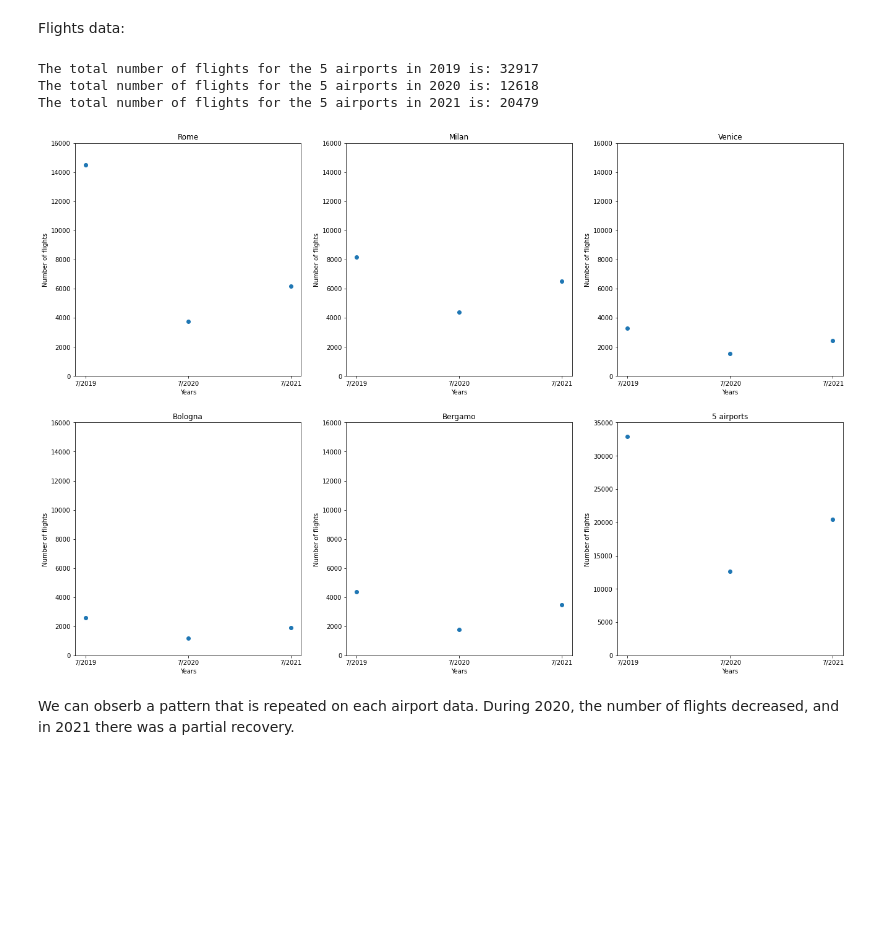
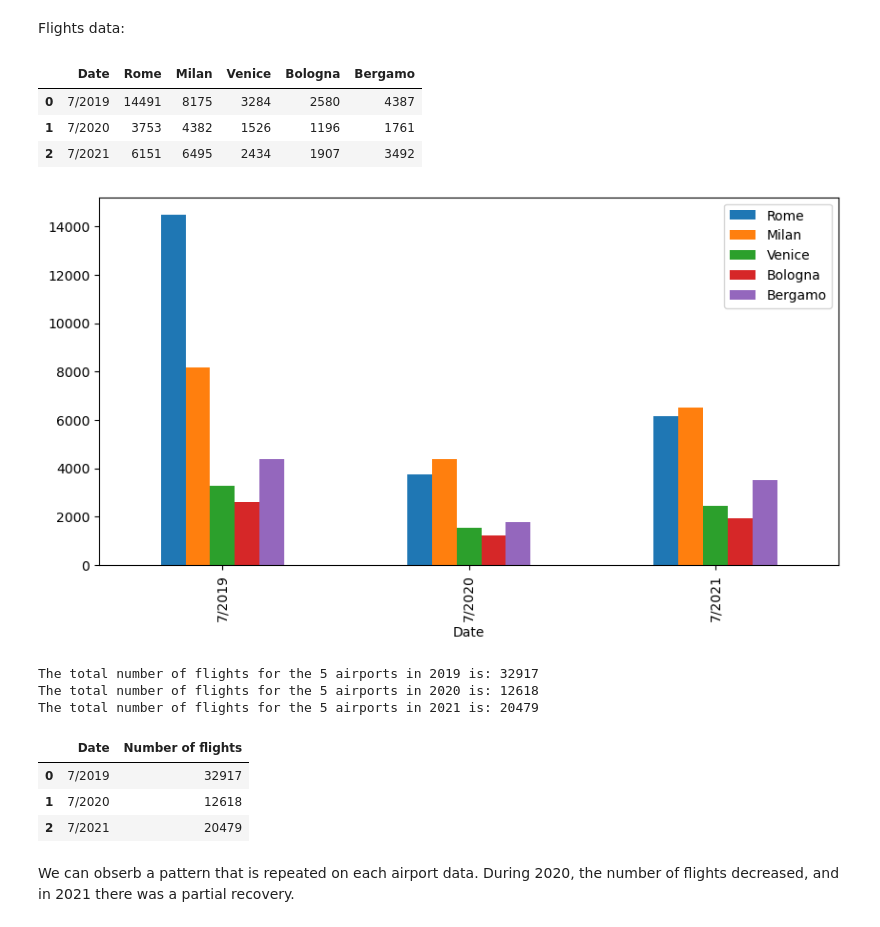
Before and after one commit to daanvanderk/TIL6010-LabAssignments, a Jupyter notebook: Project/Question 7.ipynb, the cells around one changed output. Drawn from its saved outputs; the diff is of its cells as text; code cells hidden in the pictures; blank space fills up the shorter version.

```diff
--- a/Project/Question 7.ipynb
+++ b/Project/Question 7.ipynb
@@ -39,4 +42,24 @@ milanlen = [len(datamilan2019), len(datamilan2020), len(datamilan2021)]
 venicelen = [len(datavenice2019), len(datavenice2020), len(datavenice2021)]
 bolognalen = [len(databologna2019), len(databologna2020), len(databologna2021)]
 bergamolen = [len(databergamo2019), len(databergamo2020), len(databergamo2021)]
+
 date = ['7/2019', '7/2020', '7/2021']
+
+#Save the data in an array
+
+dataflights = [[date[0], romelen[0], milanlen[0], venicelen[0], bolognalen[0], bergamolen[0]], [date[1], romelen[1], milanlen[1], venicelen[1], bolognalen[1], bergamolen[1]], [date[2], romelen[2], milanlen[2], venicelen[2], bolognalen[2], bergamolen[2]]]
+
+# Create a data frame
+
+df0 = pd.DataFrame(dataflights, columns=['Date', 'Rome', 'Milan', 'Venice', 'Bologna', 'Bergamo'])
+df0.head()
+# %% [output]
+|  | Date | Rome | Milan | Venice | Bologna | Bergamo |
+| 0 | 7/2019 | 14491 | 8175 | 3284 | 2580 | 4387 |
+| 1 | 7/2020 | 3753 | 4382 | 1526 | 1196 | 1761 |
+| 2 | 7/2021 | 6151 | 6495 | 2434 | 1907 | 3492 |
+# %%
+df0.plot(x='Date', y=['Rome', 'Milan', 'Venice', 'Bologna', 'Bergamo'], kind="bar", figsize=(10, 5))
+print()
+# %% [output]
+[figure, added]
@@ -62,48 +91,12 @@ The total number of flights for the 5 airports in 2021 is: 20479
 #Save the data in an array
 
 totalperyear = [total_2019, total_2020, total_2021]
+dataflights = [[date[0], totalperyear[0]], [date[1], totalperyear[1]], [date[2], totalperyear[2]]]
+
+df = pd.DataFrame(dataflights, columns=['Date', 'Number of flights'])
+df.head()
+# %% [output]
+|  | Date | Number of flights |
+| 0 | 7/2019 | 32917 |
+| 1 | 7/2020 | 12618 |
+| 2 | 7/2021 | 20479 |
-# %%
-# Sublplots
-
-fig, axs = plt.subplots(2, 3)
-
-axs[0, 0].plot(date, romelen, 'o')
-axs[0, 0].set_title("Rome")
-axs[0, 0].set_xlabel("Years")
-axs[0, 0].set_ylabel("Number of flights")
-axs[0, 0].set_yticks(np.arange(0,17000,2000))
-
-axs[0, 1].plot(date, milanlen, 'o')
-axs[0, 1].set_title("Milan")
-axs[0, 1].set_xlabel("Years")
-axs[0, 1].set_ylabel("Number of flights")
-axs[0, 1].set_yticks(np.arange(0,17000,2000))
-
-axs[0, 2].plot(date, venicelen, 'o')
-axs[0, 2].set_title("Venice")
-axs[0, 2].set_xlabel("Years")
-axs[0, 2].set_ylabel("Number of flights")
-axs[0, 2].set_yticks(np.arange(0,17000,2000))
-
-axs[1, 0].plot(date, bolognalen, 'o')
-axs[1, 0].set_title("Bologna")
-axs[1, 0].set_xlabel("Years")
-axs[1, 0].set_ylabel("Number of flights")
-axs[1, 0].set_yticks(np.arange(0,17000,2000))
-
-axs[1, 1].plot(date, bergamolen, 'o')
-axs[1, 1].set_title("Bergamo")
-axs[1, 1].set_xlabel("Years")
-axs[1, 1].set_ylabel("Number of flights")
-axs[1, 1].set_yticks(np.arange(0,17000,2000))
-
-axs[1, 2].plot(date, totalperyear, 'o')
-axs[1, 2].set_title("5 airports")
-axs[1, 2].set_xlabel("Years")
-axs[1, 2].set_ylabel("Number of flights")
-axs[1, 2].set_yticks(np.arange(0,40000,5000))
-
-
-plt.subplots_adjust(top=3, right=3)
-# %% [output]
-[figure, removed]
```
Also changed, not shown: parts of 8 cells of this notebook.
